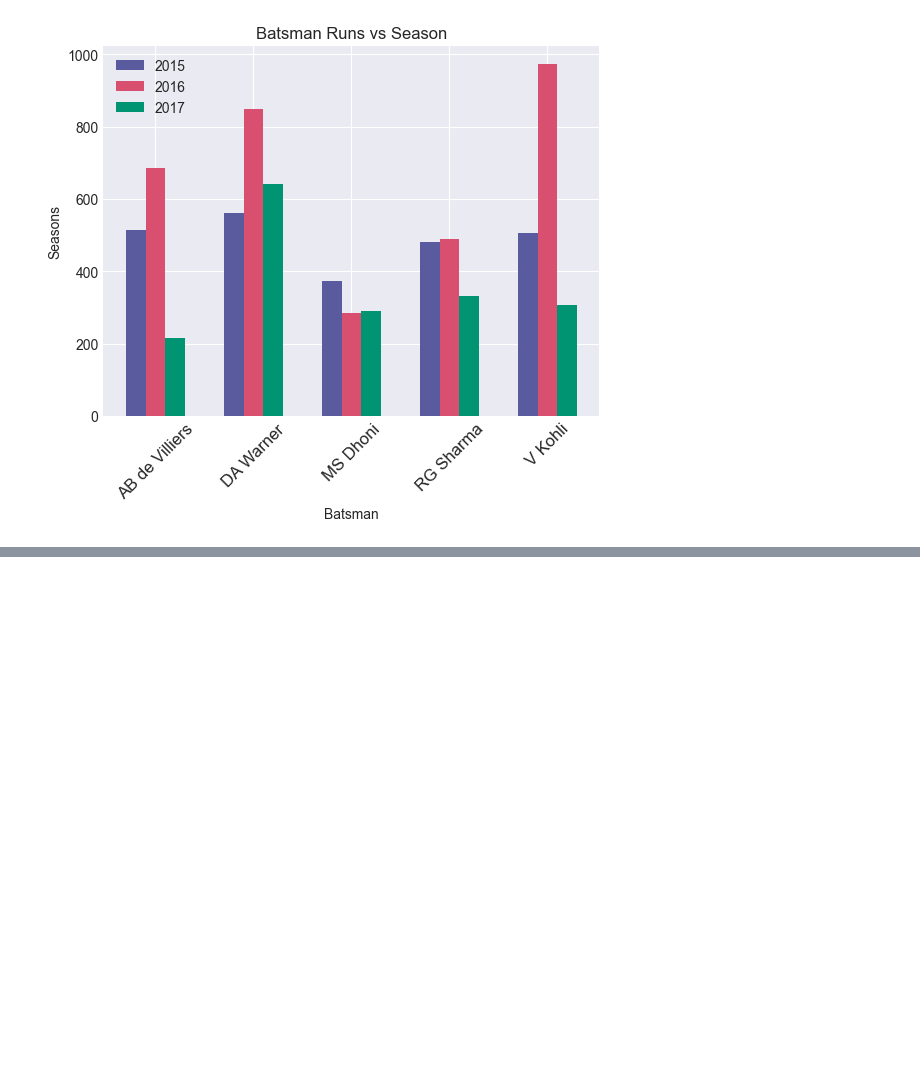
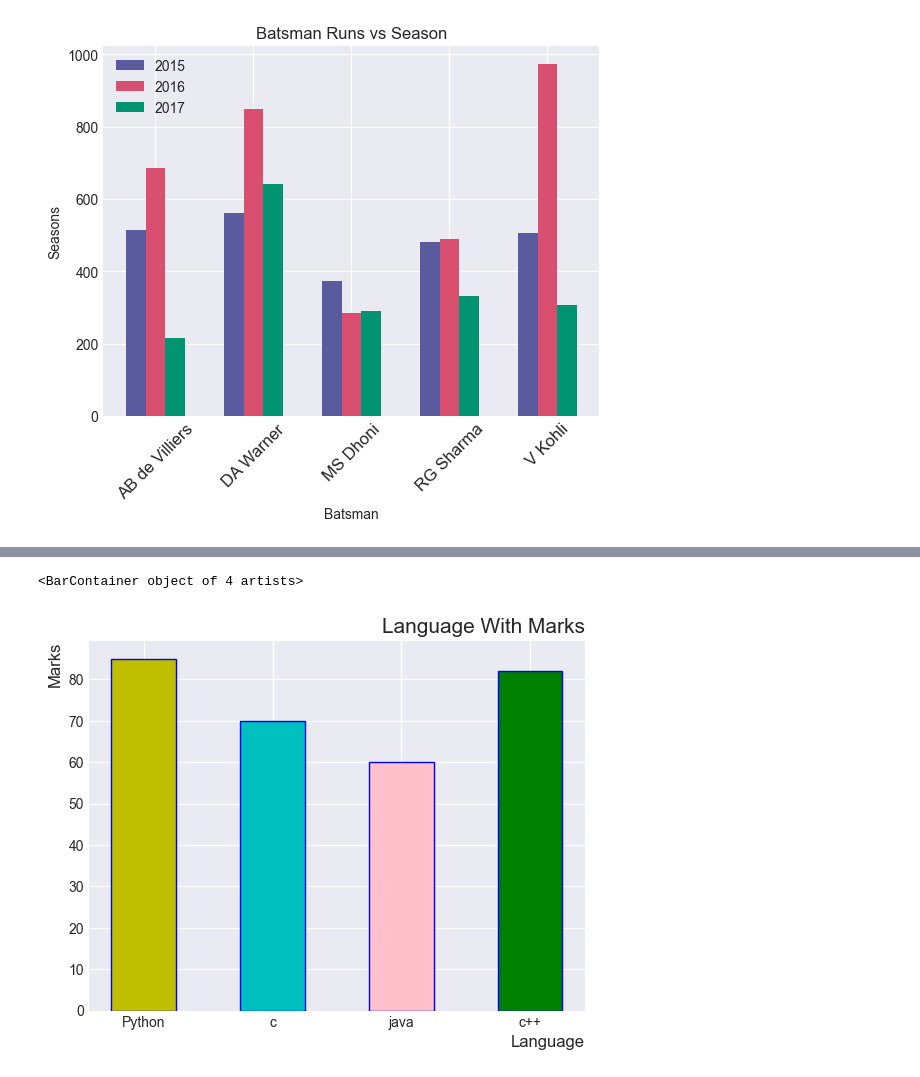
Before and after one commit to JARVIS20240/Python_pandas_Visualizationfor_DS-ML, a Jupyter notebook: Ch-8_MatplotLib/01_Basic.ipynb, the cells around one changed output, grey strips where cells are left out. Saved outputs shown, nothing was run; the diff lists cells and outputs as text; code cells hidden in the pictures; blank space fills up the shorter version.

```diff
--- a/Ch-8_MatplotLib/01_Basic.ipynb
+++ b/Ch-8_MatplotLib/01_Basic.ipynb
@@ -335,0 +357,12 @@ plt.show()
+# %%
+x = ['Python', 'c', 'java', 'c++']
+y = [85, 70, 60, 82]
+c = ['y', 'c', 'pink', 'g']
+
+plt.title('Language With Marks', fontsize= 15, loc="right")
+plt.xlabel('Language', fontsize=12, loc="right")
+plt.ylabel('Marks', fontsize=12, loc="top")
+plt.bar(x, y, color=c,width=0.5, edgecolor='b', linewidth=1)
+# %% [output]
+<BarContainer object of 4 artists>
+[figure, added]
```
Also changed, not shown: parts of 6 cells of this notebook, 1 other file.
